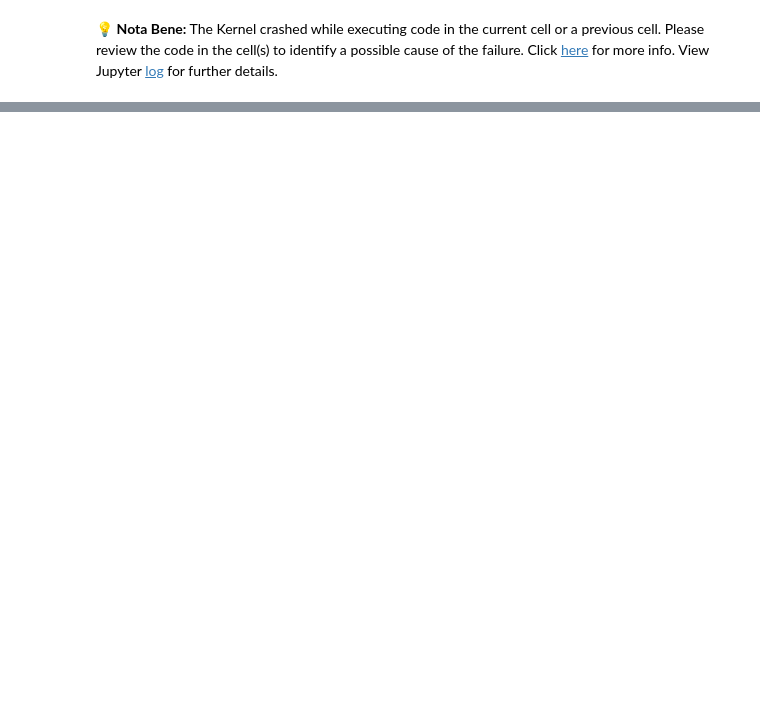
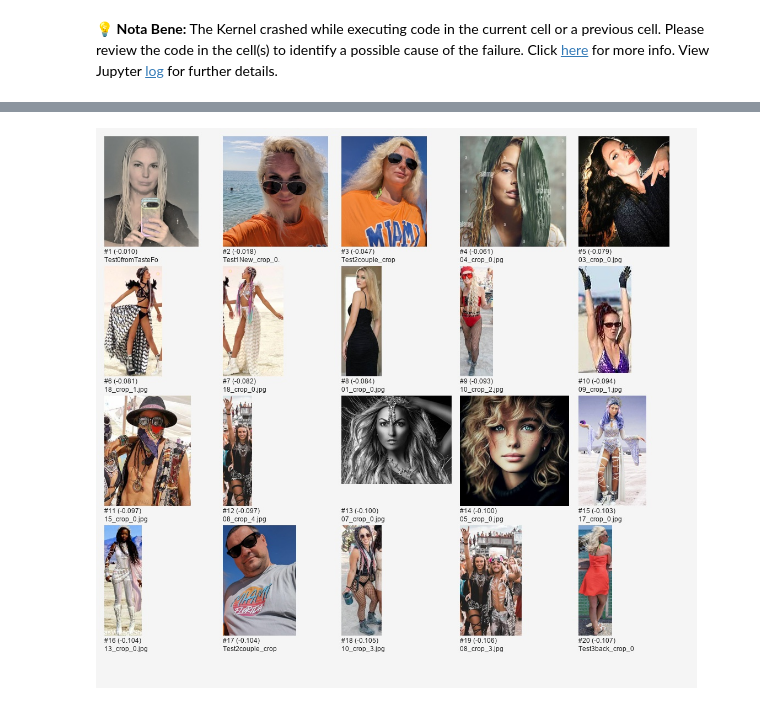
Before and after one commit to AlexPoloAI/Alex-Polo-AI-Portfolio, a Jupyter notebook: ITAI_1378_Labs/Attractor_Project/notebooks/attractor_main.ipynb, the cells around one changed output, grey strips where cells are left out. Cells and saved outputs as stored; diff of their text form; code cells hidden in the pictures; blank space fills up the shorter version.

```diff
--- a/ITAI_1378_Labs/Attractor_Project/notebooks/attractor_main.ipynb
+++ b/ITAI_1378_Labs/Attractor_Project/notebooks/attractor_main.ipynb
@@ -168,18 +192,18 @@ def extract_json(text):
     start, end = text.find('{'), text.rfind('}') + 1
     return json.loads(text[start:end]) if start != -1 and end != -1 else None
 # %%
+# ЯЧЕЙКА: Инференс Qwen2-VL и фильтрация базовых фото (01_my_taste_profiles -> 02_processed_pics)
 image_files = [f for f in os.listdir(input_dir) if f.lower().endswith(('.png', '.jpg', '.jpeg'))]
 
 for img_name in image_files:
     img_path = os.path.join(input_dir, img_name)
 
-    # ФИЛЬТР: Детекция людей
-    results = yolo_model(img_path, classes=[0], verbose=False) # class 0 в COCO - это 'person'
-    if len(results[0].boxes) == 0:
-        print(f"Пропущено (нет людей): {img_name}")
+    # ЕДИНАЯ ТОЧКА ВАЛИДАЦИИ
+    is_valid, reason = validate_image_for_pipeline(img_path, yolo_model)
+    if not is_valid:
+        print(f"Пропущено ({reason}): {img_name}")
         continue
 
-    # ЕСЛИ ЧЕЛОВЕК НАЙДЕН -> Запускаем Qwen
     messages = [{"role": "user", "content": [{"type": "image", "image": img_path}, {"type": "text", "text": system_prompt}]}]
 
     inputs = processor(text=[processor.apply_chat_template(messages, tokenize=False, add_generation_prompt=True)],
@@ -199,5 +223,5 @@ for img_name in image_files:
         if not os.path.exists(os.path.join(output_dir, img_name)):
             shutil.copy2(img_path, os.path.join(output_dir, img_name))
 
-        print(f"Обработано: {img_name}")
+        print(f"Обработано и добавлено в базу: {img_name}")
 # %% [output]
@@ -881,0 +811,76 @@ View Jupyter <a href='command:jupyter.viewOutput'>log</a> for further details.
+# %%
+# ЯЧЕЙКА: Инференс SVM по кропам (04_tmp_crops), вывод лога и сетки
+if RUN_SVM_PIPELINE:
+    print("\n[СИСТЕМА] Анализ целевых лиц алгоритмом SVM по кэшированным кропам...")
+    svm_path = os.path.join(model_dir, "oc_svm_model.pkl")
+
+    if os.path.exists(svm_path):
+        with open(svm_path, 'rb') as f:
+            clf = pickle.load(f)
+
+        # АНАЛИЗ СТРОГО ПО КРОПАМ ИЗ ПАПКИ 04_tmp_crops (сформированных JSON-пайплайном)
+        test_files = [f for f in os.listdir(tmp_dir) if f.lower().endswith(('.png', '.jpg', '.jpeg')) and "_crop_" in f]
+        results_pool_svm = []
+
+        for file in test_files:
+            path = os.path.join(tmp_dir, file)
+            feat = extract_features(path)
+            if feat is not None:
+                score = float(clf.decision_function(feat.reshape(1, -1))[0])
+                results_pool_svm.append({
+                    "score": score,
+                    "path": path,
+                    "filename": file
+                })
+
+        results_pool_svm.sort(key=lambda x: x["score"], reverse=True)
+        top_20_svm = results_pool_svm[:20]
+
+        # Дамп JSON кэша
+        cache_file_svm = os.path.join(results_SVM_dir, "svm_inference_cache.json")
+        with open(cache_file_svm, "w", encoding="utf-8") as f:
+            json.dump(top_20_svm, f, ensure_ascii=False, indent=4)
+
+        print("=== ТАБЛИЦА РЕЛЕВАНТНОСТИ (TOP-20) по алгоритму SVM ===")
+        for rank, item in enumerate(top_20_svm, 1):
+            print(f"#{rank:<4} | Score: {item['score']:.4f} | {item['filename']}")
+
+        # Рендер сетки кропов
+        cols, thumb_size, padding = 5, (200, 200), 15
+        try:
+            font = ImageFont.truetype("arial.ttf", 12)
+        except:
+            font = ImageFont.load_default()
+
+        n_images = len(top_20_svm)
+        rows = (n_images + cols - 1) // cols
+        grid_width = cols * thumb_size[0] + (cols + 1) * padding
+        grid_height = rows * (thumb_size[1] + 35) + (rows + 1) * padding
+
+        grid_img = Image.new("RGB", (grid_width, grid_height), color=(245, 245, 245))
+        draw = ImageDraw.Draw(grid_img)
+
+        for idx, item in enumerate(top_20_svm):
+            r, c = divmod(idx, cols)
+            x = padding + c * (thumb_size[0] + padding)
+            y = padding + r * (thumb_size[1] + 35)
+            try:
+                img = Image.open(item["path"]).convert("RGB")
+                img.thumbnail(thumb_size)
+                grid_img.paste(img, (x, y))
+                caption = f"#{idx+1} ({item['score']:.3f})\n{item['filename'][:16]}"
+                draw.text((x, y + thumb_size[1] + 2), caption, fill=(30, 30, 30), font=font)
+            except:
+                pass
+
+        safe_output_path = os.path.join(results_SVM_dir, "top_20_grid_svm.jpg")
+        grid_img.save(safe_output_path, quality=95)
+        print(f"[СИСТЕМА] Графическая сетка аппаратно сохранена на SSD: {safe_output_path}")
+        print(f"[СИСТЕМА] Данные инференса сохранены в кэш: {cache_file_svm}")
+
+        display(IPyImage(filename=safe_output_path))
+    else:
+        print("[OШИБКА] Модель SVM не найдена.")
+else:
+    print("[СИСТЕМА] Пайплайн SVM отключен.")
+# %% [output]
@@ -881,0 +904 @@ View Jupyter <a href='command:jupyter.viewOutput'>log</a> for further details.
+[figure, added]
```
Also changed, not shown: parts of 9 cells of this notebook.
